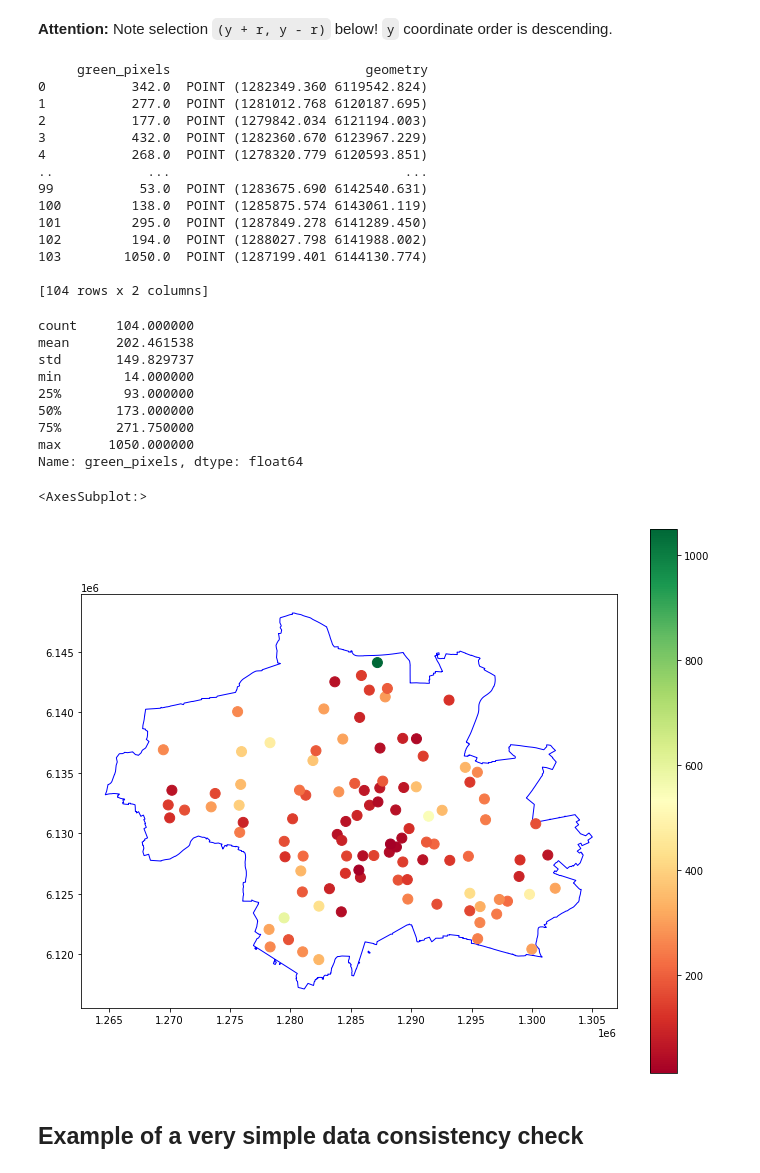
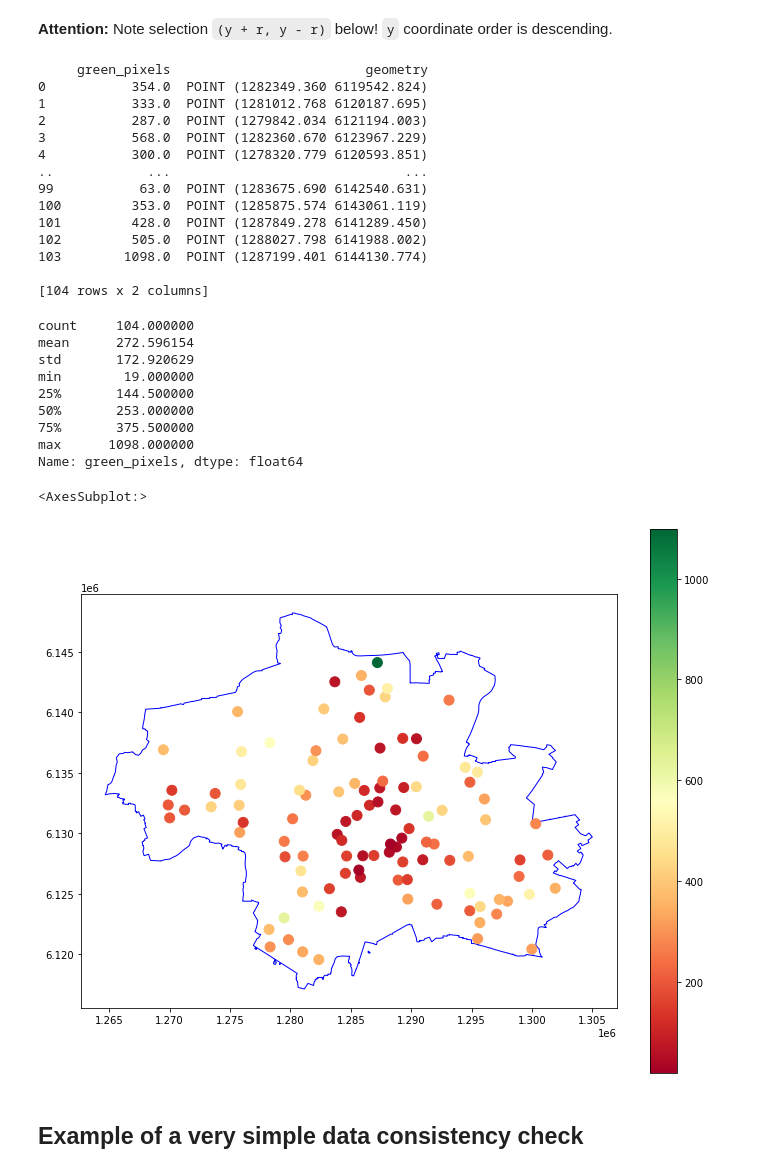
Before and after one commit to ehansis/geodemo2021, a Jupyter notebook: pre_recorded_demo.ipynb, the cells around one changed output. Drawn from its saved outputs; the diff is of its cells as text; code cells hidden in the pictures.

```diff
--- a/pre_recorded_demo.ipynb
+++ b/pre_recorded_demo.ipynb
@@ -21,6 +34,8 @@ input_files = dict(
     small_woody_features=data_dir / "small_woody_features_27.tiff",
     tree_cover=data_dir / "tree_cover_density_25.tiff"
 )
+
+plt.rcParams['figure.figsize'] = [12, 10]
 # %% [markdown]
 ### Load and inspect the vector data
 
@@ -384,7 +407,7 @@ print(school_greenery)
 r = 500
 for idx, point in school_greenery["geometry"].items():
     x, y = point.coords[0]
-    pixel_selection = tree_cover_binary.sel(
+    pixel_selection = any_greenery.sel(
         dict(x=slice(x - r, x + r), y=slice(y + r, y - r))
     )
     school_greenery.loc[idx, "green_pixels"] = pixel_selection.values.sum()
@@ -399,37 +422,37 @@ for idx, point in school_greenery["geometry"].items():
 print(school_greenery)
 # %% [output]
      green_pixels                         geometry
-0           342.0  POINT (1282349.360 6119542.824)
-1           277.0  POINT (1281012.768 6120187.695)
-2           177.0  POINT (1279842.034 6121194.003)
-3           432.0  POINT (1282360.670 6123967.229)
-4           268.0  POINT (1278320.779 6120593.851)
+0           354.0  POINT (1282349.360 6119542.824)
+1           333.0  POINT (1281012.768 6120187.695)
+2           287.0  POINT (1279842.034 6121194.003)
+3           568.0  POINT (1282360.670 6123967.229)
+4           300.0  POINT (1278320.779 6120593.851)
 ..            ...                              ...
-99           53.0  POINT (1283675.690 6142540.631)
-100         138.0  POINT (1285875.574 6143061.119)
-101         295.0  POINT (1287849.278 6141289.450)
-102         194.0  POINT (1288027.798 6141988.002)
-103        1050.0  POINT (1287199.401 6144130.774)
+99           63.0  POINT (1283675.690 6142540.631)
+100         353.0  POINT (1285875.574 6143061.119)
+101         428.0  POINT (1287849.278 6141289.450)
+102         505.0  POINT (1288027.798 6141988.002)
+103        1098.0  POINT (1287199.401 6144130.774)
 
 [104 rows x 2 columns]
 # %%
 print(school_greenery["green_pixels"].describe())
 # %% [output]
 count     104.000000
-mean      202.461538
-std       149.829737
-min        14.000000
-25%        93.000000
-50%       173.000000
-75%       271.750000
-max      1050.000000
+mean      272.596154
+std       172.920629
+min        19.000000
+25%       144.500000
+50%       253.000000
+75%       375.500000
+max      1098.000000
 Name: green_pixels, dtype: float64
 # %%
-munich_df_metric.iloc[[0]].plot(facecolor="white", edgecolor="blue", figsize=(12, 10))
+munich_df_metric.iloc[[0]].plot(facecolor="white", edgecolor="blue")
 school_greenery.plot(column="green_pixels", ax=plt.gca(), legend=True, cmap='RdYlGn', markersize=100)
 # %% [output]
 <AxesSubplot:>
-[figure, old version]
+[figure, new version]
 # %% [markdown]
 ## Example of a very simple data consistency check
 # %%
```
Also changed, not shown: parts of 17 cells of this notebook, 1 other file.
